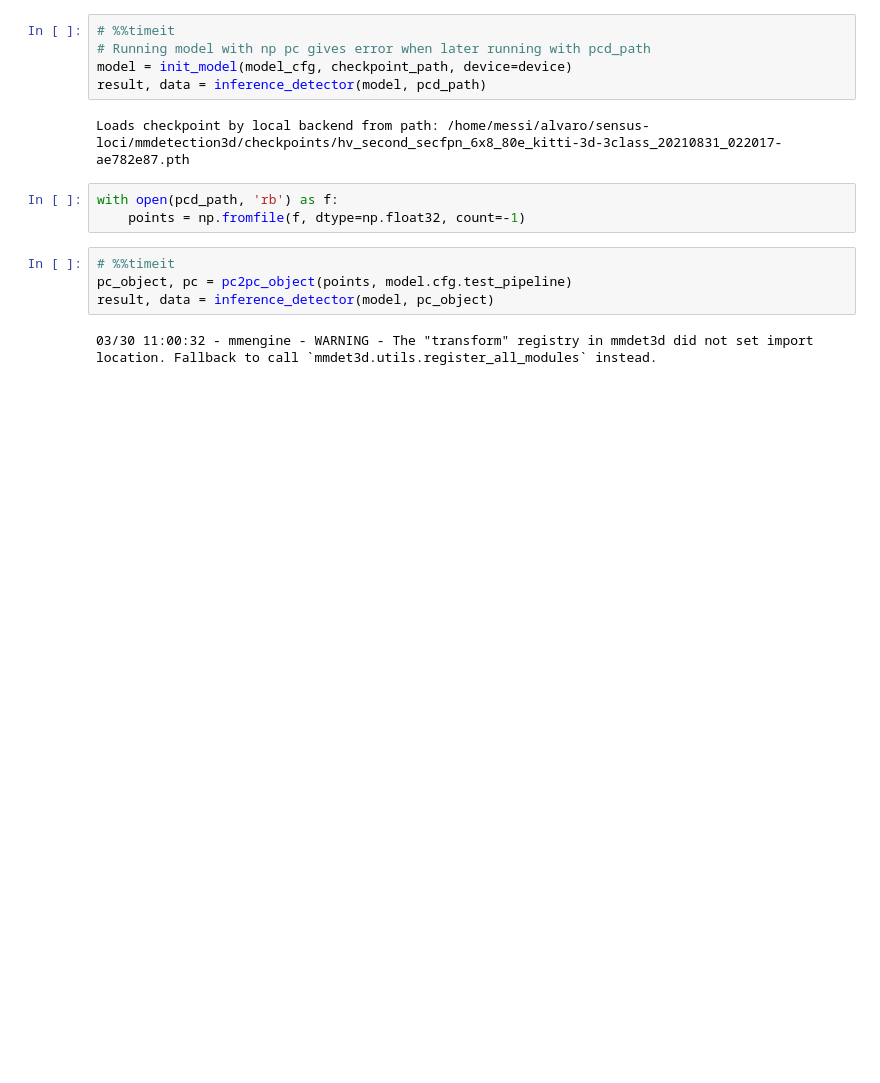
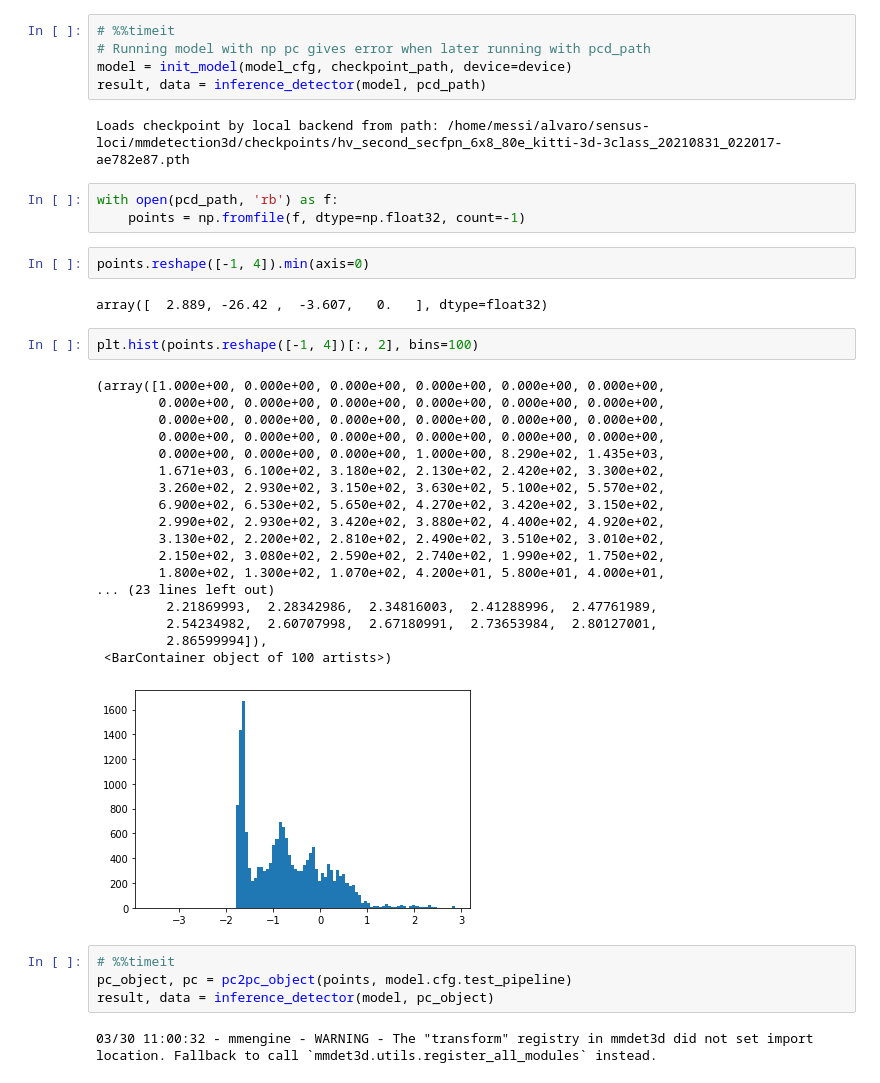
Before and after one commit to ramajoballester/sensus-loci, a Jupyter notebook: sensus/notebooks/kitti.ipynb, the cells around one changed output. Drawn from its saved outputs; the diff is of its cells as text; blank space fills up the shorter version.

```diff
--- a/sensus/notebooks/kitti.ipynb
+++ b/sensus/notebooks/kitti.ipynb
@@ -78,6 +80,31 @@ Loads checkpoint by local backend from path: /home/messi/alvaro/sensus-loci/mmde
 # %%
 with open(pcd_path, 'rb') as f:
     points = np.fromfile(f, dtype=np.float32, count=-1)
+# %%
+points.reshape([-1, 4]).min(axis=0)
+# %% [output]
+array([  2.889, -26.42 ,  -3.607,   0.   ], dtype=float32)
+# %%
+plt.hist(points.reshape([-1, 4])[:, 2], bins=100)
+# %% [output]
+(array([1.000e+00, 0.000e+00, 0.000e+00, 0.000e+00, 0.000e+00, 0.000e+00,
+        0.000e+00, 0.000e+00, 0.000e+00, 0.000e+00, 0.000e+00, 0.000e+00,
+        0.000e+00, 0.000e+00, 0.000e+00, 0.000e+00, 0.000e+00, 0.000e+00,
+        0.000e+00, 0.000e+00, 0.000e+00, 0.000e+00, 0.000e+00, 0.000e+00,
+        0.000e+00, 0.000e+00, 0.000e+00, 1.000e+00, 8.290e+02, 1.435e+03,
+        1.671e+03, 6.100e+02, 3.180e+02, 2.130e+02, 2.420e+02, 3.300e+02,
+        3.260e+02, 2.930e+02, 3.150e+02, 3.630e+02, 5.100e+02, 5.570e+02,
+        6.900e+02, 6.530e+02, 5.650e+02, 4.270e+02, 3.420e+02, 3.150e+02,
+        2.990e+02, 2.930e+02, 3.420e+02, 3.880e+02, 4.400e+02, 4.920e+02,
+        3.130e+02, 2.200e+02, 2.810e+02, 2.490e+02, 3.510e+02, 3.010e+02,
+        2.150e+02, 3.080e+02, 2.590e+02, 2.740e+02, 1.990e+02, 1.750e+02,
+        1.800e+02, 1.300e+02, 1.070e+02, 4.200e+01, 5.800e+01, 4.000e+01,
+... (23 lines left out)
+         2.21869993,  2.28342986,  2.34816003,  2.41288996,  2.47761989,
+         2.54234982,  2.60707998,  2.67180991,  2.73653984,  2.80127001,
+         2.86599994]),
+ <BarContainer object of 100 artists>)
+[figure, added]
 # %%
 # %%timeit
 pc_object, pc = pc2pc_object(points, model.cfg.test_pipeline)
```
Also changed, not shown: parts of 4 cells of this notebook, 1 other file.
